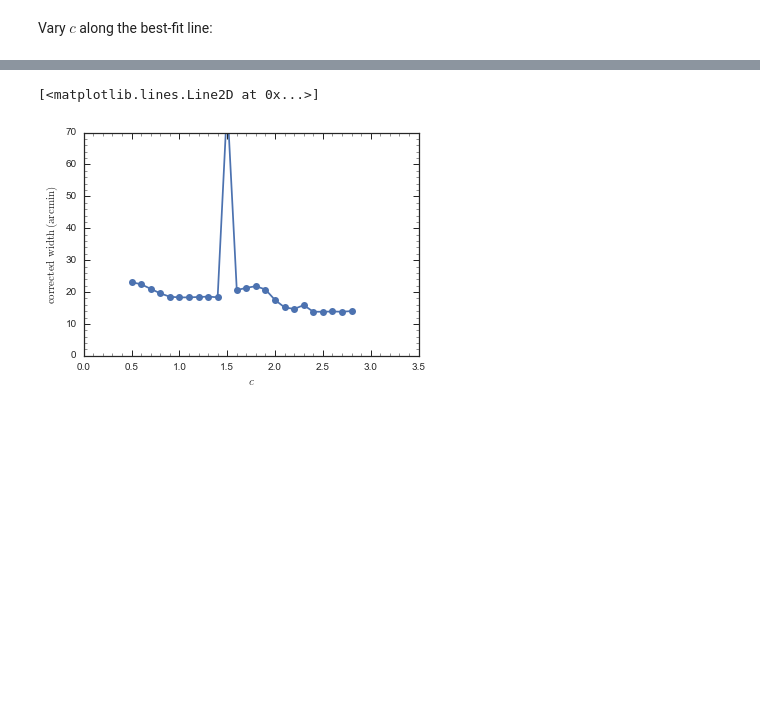
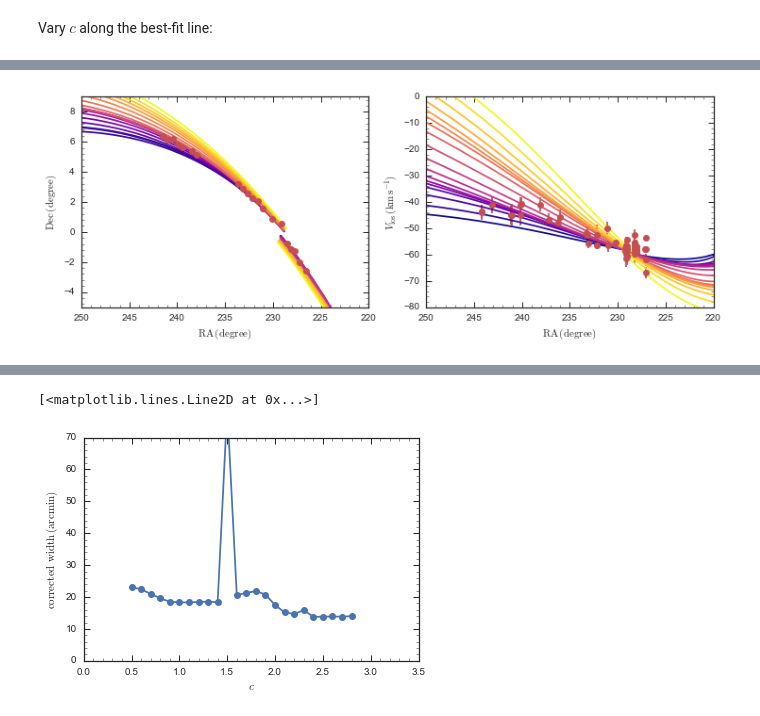
Before and after one commit to jobovy/mwhalo-shape-2016, a Jupyter notebook: py/pal5Modeling.ipynb, the cells around one changed output, grey strips where cells are left out. Cells and saved outputs as stored; diff of their text form; code cells hidden in the pictures; blank space fills up the shorter version.

```diff
--- a/py/pal5Modeling.ipynb
+++ b/py/pal5Modeling.ipynb
@@ -366,0 +291,18 @@ bovy_plot.bovy_plot(cs,widths_varyc,'o-',
+# %%
+figsize(12,4)
+cmap= cm.plasma
+for ii, c in enumerate(cs):
+    tc= cmap((c-numpy.amin(cs))/(numpy.amax(cs)-numpy.amin(cs)))
+    subplot(1,2,1)
+    bovy_plot.bovy_plot(pal5varyc[0][ii,:,0],pal5varyc[0][ii,:,1],
+                        color=tc,overplot=True)
+    bovy_plot.bovy_plot(pal5varyc[1][ii,:,0],pal5varyc[1][ii,:,1],
+                        color=tc,overplot=True)
+    subplot(1,2,2)
+    bovy_plot.bovy_plot(pal5varyc[2][ii,:,0],pal5varyc[2][ii,:,1],
+                        color=tc,overplot=True)
+    bovy_plot.bovy_plot(pal5varyc[3][ii,:,0],pal5varyc[3][ii,:,1],
+                        color=tc,overplot=True)
+plot_data_add_labels()
+# %% [output]
+[figure, added]
```
Also changed, not shown: parts of 117 cells of this notebook.
